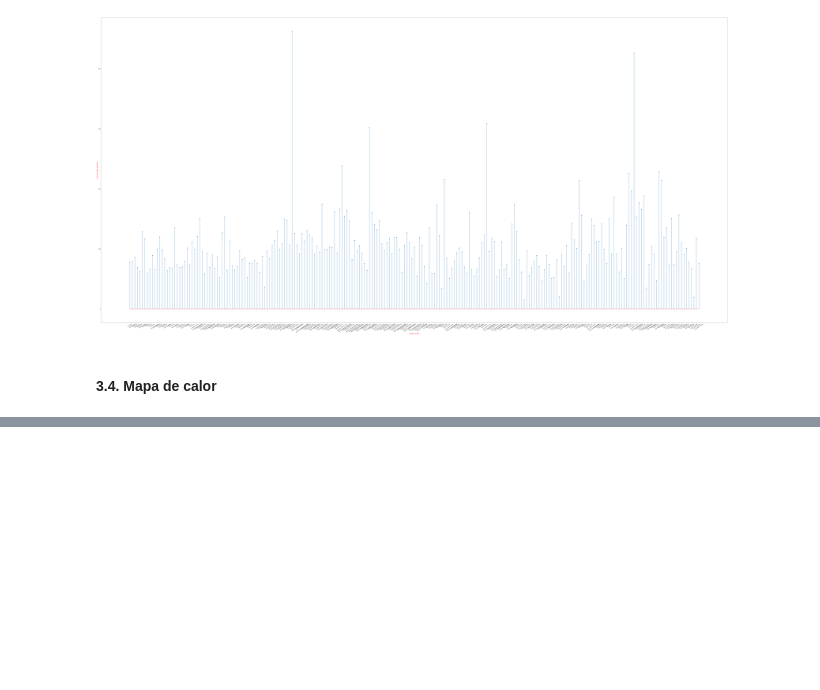
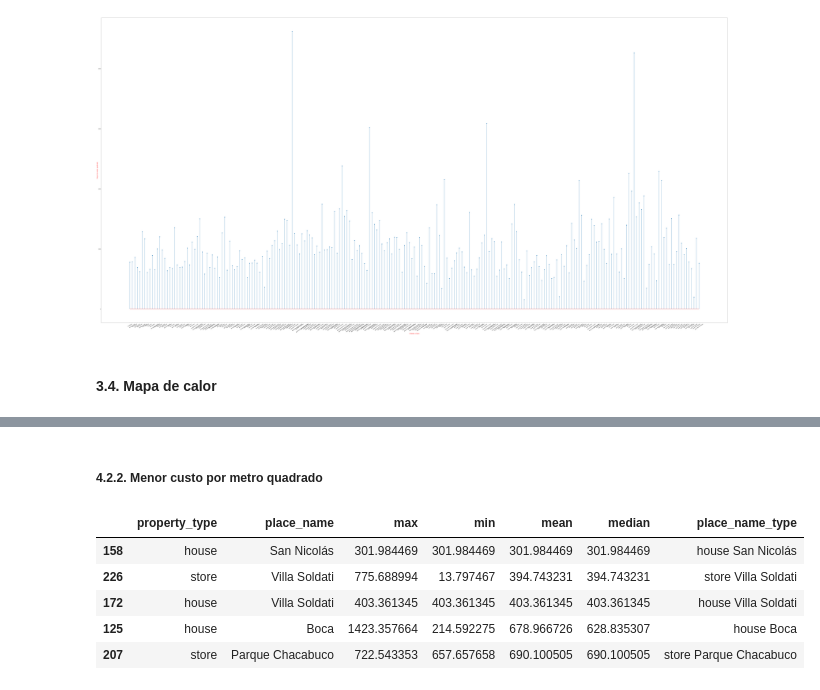
Before and after one commit to lidiambsouza/price_properties, a Jupyter notebook: price_properties.ipynb, the cells around one changed output, grey strips where cells are left out. Saved outputs shown, nothing was run; the diff lists cells and outputs as text; code cells hidden in the pictures; blank space fills up the shorter version.

```diff
--- a/price_properties.ipynb
+++ b/price_properties.ipynb
@@ -311,0 +393,12 @@ map_hooray
+# %% [markdown]
+<h5>4.2.2. Menor custo por metro quadrado</h5>
+# %%
+medias_cidades_tipos_ordenada_5_maior=medias_cidades_tipos_ordenada.tail(5)
+medias_cidades_tipos_ordenada_5_maior.sort_values(by=['mean'], ascending=True)
+# %% [output]
+|  | property_type | place_name | max | min | mean | median | place_name_type |
+| 158 | house | San Nicolás | 301.984469 | 301.984469 | 301.984469 | 301.984469 | house San Nicolás |
+| 226 | store | Villa Soldati | 775.688994 | 13.797467 | 394.743231 | 394.743231 | store Villa Soldati |
+| 172 | house | Villa Soldati | 403.361345 | 403.361345 | 403.361345 | 403.361345 | house Villa Soldati |
+| 125 | house | Boca | 1423.357664 | 214.592275 | 678.966726 | 628.835307 | house Boca |
+| 207 | store | Parque Chacabuco | 722.543353 | 657.657658 | 690.100505 | 690.100505 | store Parque Chacabuco |
```
Also changed, not shown: parts of 11 cells of this notebook.
